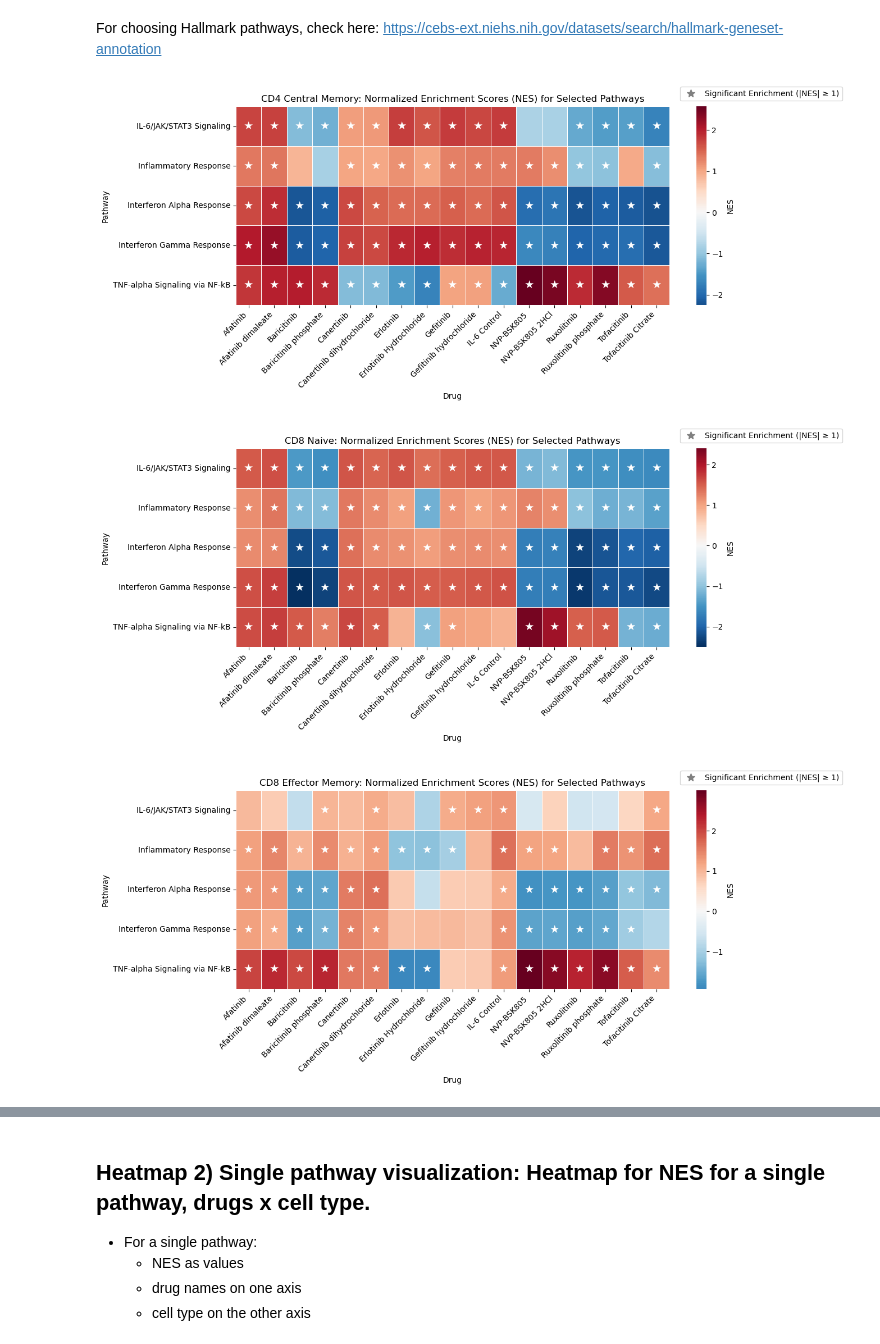
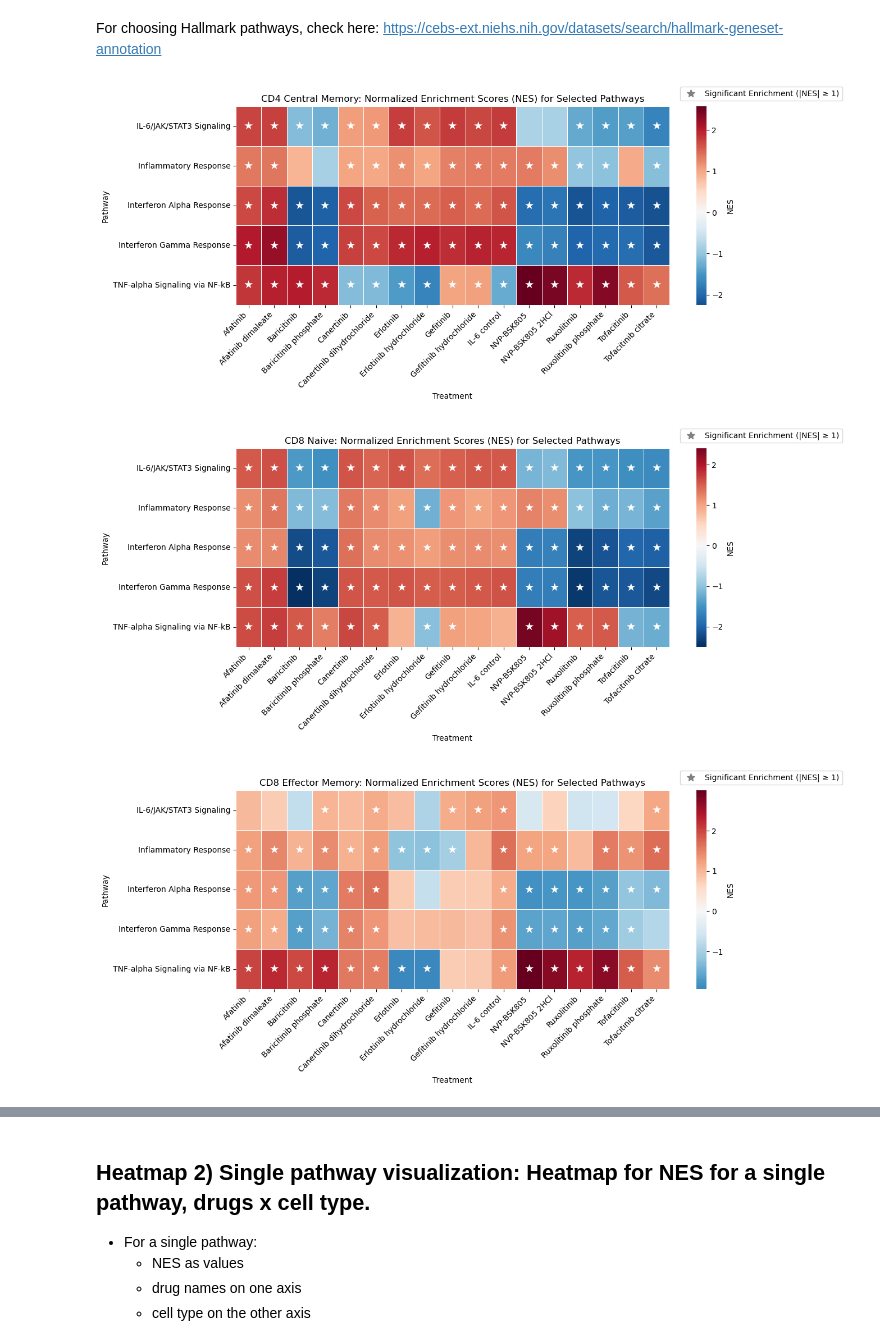
Before and after one commit to coreancutie/JAK-STAT, a Jupyter notebook: gseapy/gseapy_Hallmark_JW.ipynb, the cells around one changed output, grey strips where cells are left out. Saved outputs shown, nothing was run; the diff lists cells and outputs as text; code cells hidden in the pictures.

```diff
--- a/gseapy/gseapy_Hallmark_JW.ipynb
+++ b/gseapy/gseapy_Hallmark_JW.ipynb
@@ -101,18 +123,18 @@ drug_color_dict = {
     'Baricitinib phosphate': '#fb6f00',
     'Canertinib': '#d593c7',
     'Canertinib dihydrochloride': '#fcb0ef',
-    'DMSO Control': '#818689',
+    'DMSO control': '#818689',
     'Erlotinib': '#208bbd',
-    'Erlotinib Hydrochloride': '#bad5e3',
+    'Erlotinib hydrochloride': '#bad5e3',
     'Gefitinib': '#7030a0',
     'Gefitinib hydrochloride': '#9382d4',
-    'IL-6 Control': '#51d4c7',
+    'IL-6 control': '#51d4c7',
     'NVP-BSK805': '#d4c300',
     'NVP-BSK805 2HCl': '#fadf80',
     'Ruxolitinib': '#008f00',
     'Ruxolitinib phosphate': '#92d051',
     'Tofacitinib': '#c90000',
-    'Tofacitinib Citrate': '#fd7a69'
+    'Tofacitinib citrate': '#fd7a69'
 }
 
 # Make sure the type is categorical for the column we want to color by
@@ -160,7 +182,7 @@ for cell_type in adata.obs['AIFI_L2'].unique():  # looping through cell types
     sc.tl.rank_genes_groups(
         adata = cell_type_subset,
         groupby = "clean_drug_name", # drug treatments compared against the DMSO negative control
-        reference = "DMSO Control",
+        reference = "DMSO control",
         method = "wilcoxon", # Scanpy's Wilcoxon rank-sum test
         layer = "log_transformed" # log-normalized expression
     )
@@ -216,7 +238,7 @@ for cell_type, subset_cell in subsets_cells.items():
     drugs = deg["names"].dtype.names
 
     for drug in drugs:
-        if drug == "DMSO Control":
+        if drug == "DMSO control":
             continue # skip reference condition
 
         # adapted from tutorial linked above: extract ranked genes (names + logFC)
@@ -255,8 +271,8 @@ Make sure that ofname is not None, if you want to save your figure to the disk
 # %%
 # View results for each cell type and drug name:
 
-# Note: CD4 Naive cell type and IL-6 Control shown here: expect JAK/STAT pathway to be enriched b/c of IL-6 stimulating it in the control
-pre_res = gsea_res['CD4 Naive']['IL-6 Control']
+# Note: CD4 Naive cell type and IL-6 control shown here: expect JAK/STAT pathway to be enriched b/c of IL-6 stimulating it in the control
+pre_res = gsea_res['CD4 Naive']['IL-6 control']
 pre_res.res2d.sort_values('FDR q-val').head(10)
 # %% [output]
 |  | Name | Term | ES | NES | NOM p-val | FDR q-val | FWER p-val | Tag % | Gene % | Lead_genes |
@@ -392,34 +408,34 @@ for cell_type in cell_types:
 
     # Annotate NES values <= -1 and >= 1
     # loop over every cell in heatmap first
     for i, pathway in enumerate(heatmap1_data.index):
         for j, drug in enumerate(heatmap1_data.columns):
             nes_value = heatmap1_data.loc[pathway, drug] # pull out NES value for a specific cell using particular labels (loc)
             if abs(nes_value) >= 1:
                 # extract plot axes first,
                 # then position the text in the center of the cell
                 plt.gca().text(j + 0.5, i + 0.5, "★", ha='center', va='center', color='white', fontsize=14)
 
     # Add a legend for starred NES values
     legend_elements = [
         Line2D([0], [0], marker="*", color="gray", linestyle="None", markersize=10,
         label="Significant Enrichment (|NES| ≥ 1)")
     ]
 
     plt.gca().legend(handles=legend_elements,
                      loc="upper right",
                      bbox_to_anchor = (1.4, 1.1),
                      borderaxespad = 0,
                      frameon = True)
 
     # Fix up the plots
     plt.title(f"{cell_type}: Normalized Enrichment Scores (NES) for Selected Pathways")
     plt.ylabel("Pathway")
-    plt.xlabel("Drug")
+    plt.xlabel("Treatment")
     plt.xticks(rotation=45, ha="right")
     plt.tight_layout()
     plt.show()
 # %% [output]
-[figure, old version]
+[figure, new version]
-[figure, old version]
+[figure, new version]
-[figure, old version]
+[figure, new version]
```
Also changed, not shown: parts of 16 cells of this notebook, 4 other files.
